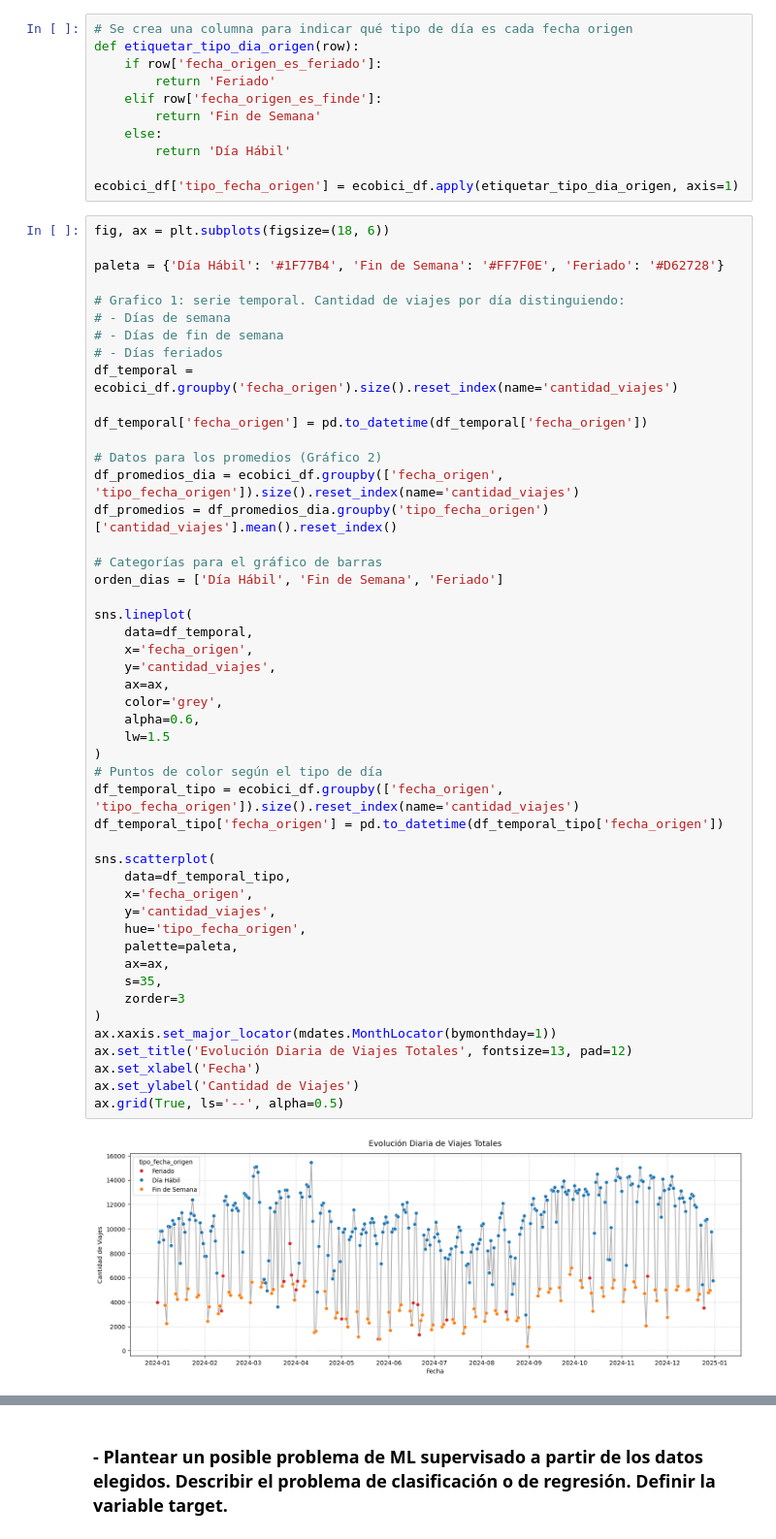
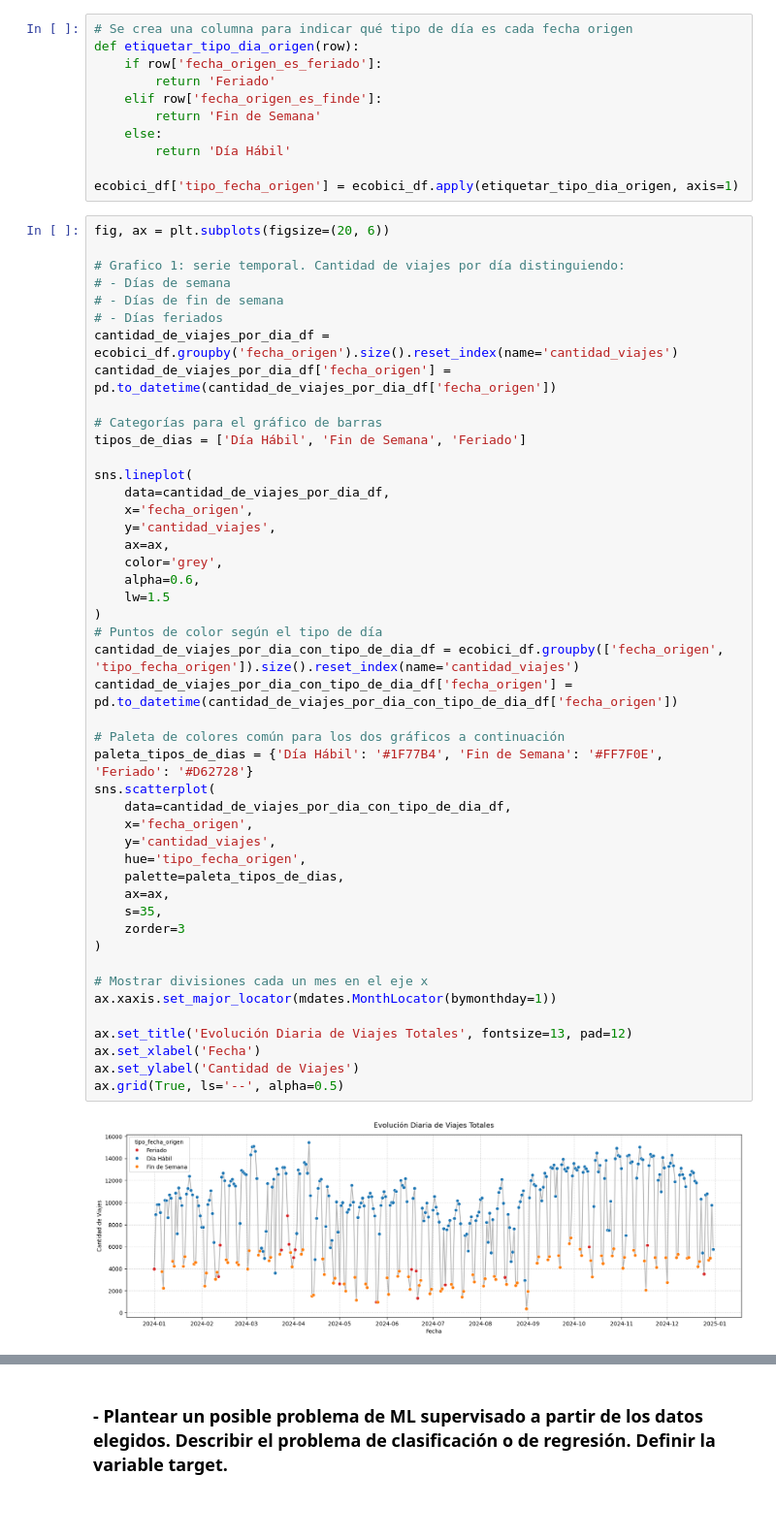
Before and after one commit to elianpinzas/add_tp_final, a Jupyter notebook: trabajo_final.ipynb, the cells around one changed output, grey strips where cells are left out. Shown at 97% size. Saved outputs shown, nothing was run; the diff lists cells and outputs as text; blank space fills up the shorter version.

```diff
--- a/trabajo_final.ipynb
+++ b/trabajo_final.ipynb
@@ -654,54 +654,52 @@ def etiquetar_tipo_dia_origen(row):
 
 ecobici_df['tipo_fecha_origen'] = ecobici_df.apply(etiquetar_tipo_dia_origen, axis=1)
 # %%
-fig, ax = plt.subplots(figsize=(18, 6))
-
-paleta = {'Día Hábil': '#1F77B4', 'Fin de Semana': '#FF7F0E', 'Feriado': '#D62728'}
+fig, ax = plt.subplots(figsize=(20, 6))
 
 # Grafico 1: serie temporal. Cantidad de viajes por día distinguiendo:
 # - Días de semana
 # - Días de fin de semana
 # - Días feriados
-df_temporal = ecobici_df.groupby('fecha_origen').size().reset_index(name='cantidad_viajes')
-
-df_temporal['fecha_origen'] = pd.to_datetime(df_temporal['fecha_origen'])
-
-# Datos para los promedios (Gráfico 2)
-df_promedios_dia = ecobici_df.groupby(['fecha_origen', 'tipo_fecha_origen']).size().reset_index(name='cantidad_viajes')
-df_promedios = df_promedios_dia.groupby('tipo_fecha_origen')['cantidad_viajes'].mean().reset_index()
+cantidad_de_viajes_por_dia_df = ecobici_df.groupby('fecha_origen').size().reset_index(name='cantidad_viajes')
+cantidad_de_viajes_por_dia_df['fecha_origen'] = pd.to_datetime(cantidad_de_viajes_por_dia_df['fecha_origen'])
 
 # Categorías para el gráfico de barras
-orden_dias = ['Día Hábil', 'Fin de Semana', 'Feriado']
+tipos_de_dias = ['Día Hábil', 'Fin de Semana', 'Feriado']
 
 sns.lineplot(
-    data=df_temporal,
+    data=cantidad_de_viajes_por_dia_df,
     x='fecha_origen',
     y='cantidad_viajes',
     ax=ax,
     color='grey',
     alpha=0.6,
     lw=1.5
 )
 # Puntos de color según el tipo de día
-df_temporal_tipo = ecobici_df.groupby(['fecha_origen', 'tipo_fecha_origen']).size().reset_index(name='cantidad_viajes')
-df_temporal_tipo['fecha_origen'] = pd.to_datetime(df_temporal_tipo['fecha_origen'])
+cantidad_de_viajes_por_dia_con_tipo_de_dia_df = ecobici_df.groupby(['fecha_origen', 'tipo_fecha_origen']).size().reset_index(name='cantidad_viajes')
+cantidad_de_viajes_por_dia_con_tipo_de_dia_df['fecha_origen'] = pd.to_datetime(cantidad_de_viajes_por_dia_con_tipo_de_dia_df['fecha_origen'])
 
+# Paleta de colores común para los dos gráficos a continuación
+paleta_tipos_de_dias = {'Día Hábil': '#1F77B4', 'Fin de Semana': '#FF7F0E', 'Feriado': '#D62728'}
 sns.scatterplot(
-    data=df_temporal_tipo,
+    data=cantidad_de_viajes_por_dia_con_tipo_de_dia_df,
     x='fecha_origen',
     y='cantidad_viajes',
     hue='tipo_fecha_origen',
-    palette=paleta,
+    palette=paleta_tipos_de_dias,
     ax=ax,
     s=35,
     zorder=3
 )
+
+# Mostrar divisiones cada un mes en el eje x
 ax.xaxis.set_major_locator(mdates.MonthLocator(bymonthday=1))
+
 ax.set_title('Evolución Diaria de Viajes Totales', fontsize=13, pad=12)
 ax.set_xlabel('Fecha')
 ax.set_ylabel('Cantidad de Viajes')
 ax.grid(True, ls='--', alpha=0.5)
 # %% [output]
-[figure, old version]
+[figure, new version]
 # %% [markdown]
 Observaciones
```
Also changed, not shown: parts of 10 cells of this notebook.
